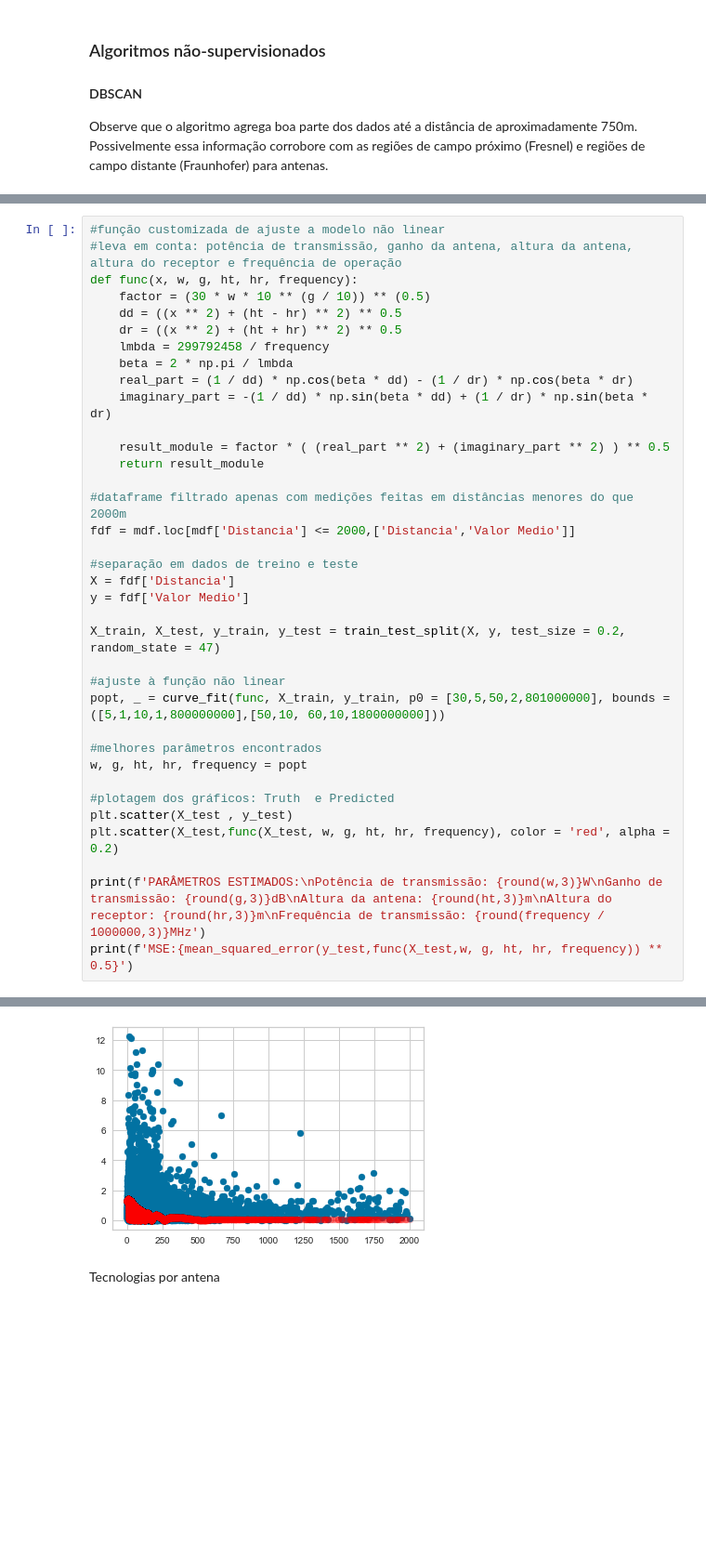
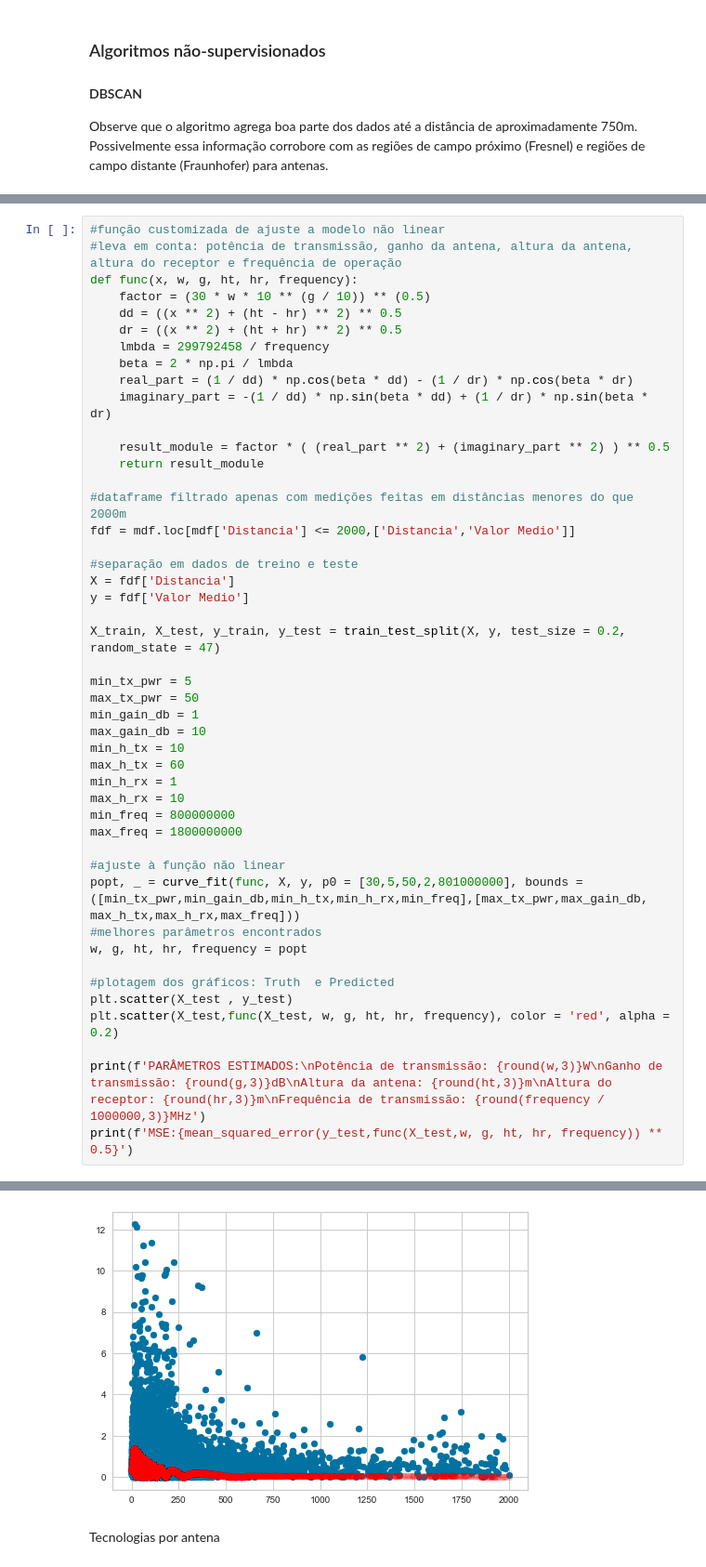
Before and after one commit to lucastsc/eletromagnetism, a Jupyter notebook: electromagnetism.ipynb, the cells around one changed output, grey strips where cells are left out. Shown at 93% size. Cells and saved outputs as stored; diff of their text form; blank space fills up the shorter version.

```diff
--- a/electromagnetism.ipynb
+++ b/electromagnetism.ipynb
@@ -396,9 +401,19 @@ y = fdf['Valor Medio']
 
 X_train, X_test, y_train, y_test = train_test_split(X, y, test_size = 0.2, random_state = 47)
 
+min_tx_pwr = 5
+max_tx_pwr = 50
+min_gain_db = 1
+max_gain_db = 10
+min_h_tx = 10
+max_h_tx = 60
+min_h_rx = 1
+max_h_rx = 10
+min_freq = 800000000
+max_freq = 1800000000
+
 #ajuste à função não linear
-popt, _ = curve_fit(func, X_train, y_train, p0 = [30,5,50,2,801000000], bounds = ([5,1,10,1,800000000],[50,10, 60,10,1800000000]))
-
+popt, _ = curve_fit(func, X, y, p0 = [30,5,50,2,801000000], bounds = ([min_tx_pwr,min_gain_db,min_h_tx,min_h_rx,min_freq],[max_tx_pwr,max_gain_db, max_h_tx,max_h_rx,max_freq]))
 #melhores parâmetros encontrados
 w, g, ht, hr, frequency = popt
 
@@ -419,4 +434,4 @@ MSE:0.7924669623610323
-[figure, old version]
+[figure, new version]
 # %% [markdown]
 Tecnologias por antena
 # %%
```
Also changed, not shown: parts of 18 cells of this notebook.
